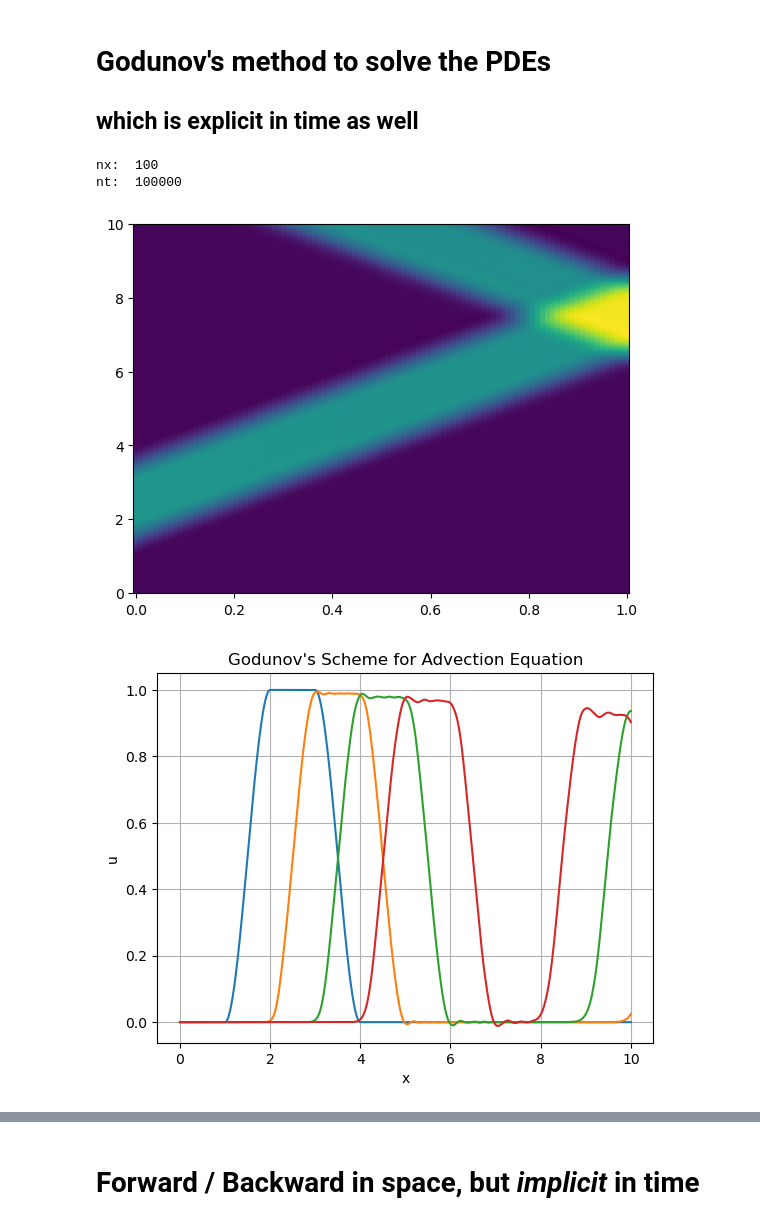
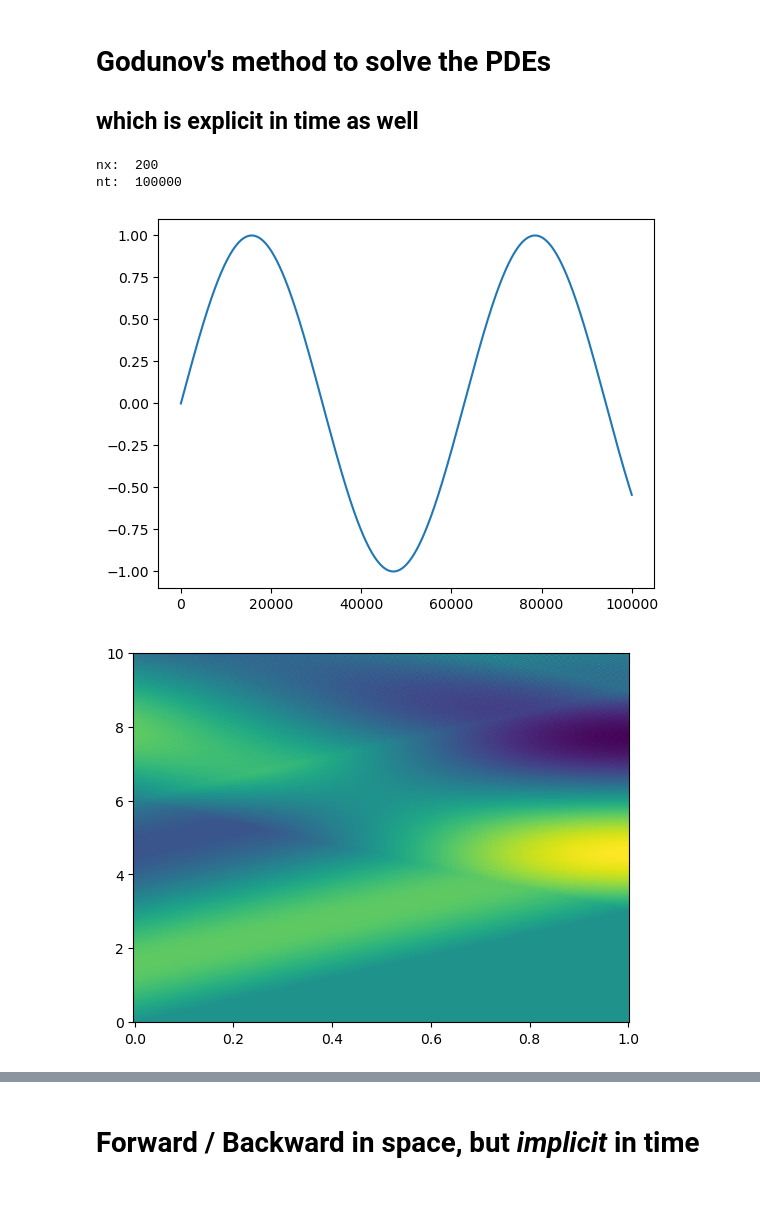
Before and after one commit to AlejandroPenacho/PINN-Project, a Jupyter notebook: numerical.ipynb, the cells around one changed output, grey strips where cells are left out. Drawn from its saved outputs; the diff is of its cells as text; code cells hidden in the pictures; blank space fills up the shorter version.

```diff
--- a/numerical.ipynb
+++ b/numerical.ipynb
@@ -150,8 +159,8 @@ import numpy as np
 import matplotlib.pyplot as plt
 
 # Parameters
-dx = 0.1  # Cell size
-x_f = 10.0
+dx = 0.005  # Cell size
+x_f = 1.0
 nx = int(x_f/dx)
 print('nx: ',nx)
 dt = 0.0001  # Time step
@@ -159,11 +168,17 @@ t_f = 10
 nt = int(np.round_(t_f / dt))
 print('nt: ',nt)
 
+# R = 0.01
+# L = 0.5
+# G = 1/10**3
+# C = 0.5
+# RL = 1000
+
+G = 1e-5
 R = 0.01
-L = 0.5
-G = 1/10**3
-C = 0.5
-RL = 1000
+L = 3
+C = 3
+RL = 10000.0
 
 
 # Initialize solution
@@ -174,44 +189,47 @@ i = np.zeros((nx, nt))
 
 # u[0,int(0.1*t_f/dt):int(0.4*t_f/dt)] = np.sin(np.arange(0,int(0.3*t_f/dt))*np.pi/int(0.3*t_f/dt))  # Initial condition (sine function)
 
-u[0,int(0.1*t_f/dt):int(0.2*t_f/dt)] = 3*( np.arange(0,int(0.1*t_f/dt) ) / int(0.1*t_f/dt) )**2 - 2*( np.arange(0,int(0.1*t_f/dt) ) / int(0.1*t_f/dt) )**3
-u[0,int(0.2*t_f/dt):int(0.3*t_f/dt)] = 1
-u[0,int(0.3*t_f/dt):int(0.4*t_f/dt)] = 1-(3*( np.arange(0,int(0.1*t_f/dt)) / int(0.1*t_f/dt) )**2 - 2*( np.arange(0,int(0.1*t_f/dt) ) / int(0.1*t_f/dt))**3)
+# u[0,int(0.1*t_f/dt):int(0.2*t_f/dt)] = 3*( np.arange(0,int(0.1*t_f/dt) ) / int(0.1*t_f/dt) )**2 - 2*( np.arange(0,int(0.1*t_f/dt) ) / int(0.1*t_f/dt) )**3
+# u[0,int(0.2*t_f/dt):int(0.3*t_f/dt)] = 1
+# u[0,int(0.3*t_f/dt):int(0.4*t_f/dt)] = 1-(3*( np.arange(0,int(0.1*t_f/dt)) / int(0.1*t_f/dt) )**2 - 2*( np.arange(0,int(0.1*t_f/dt) ) / int(0.1*t_f/dt))**3)
 
-# u[0,:] = np.sin(np.arange(0,)*np.pi/int(0.3*t_f/dt))
+u[0,:] = np.sin(10*np.arange(0,1,1/nt)) #np.sin(np.arange(0,)*np.pi/int(0.3*t_f/dt))
+
+plt.plot(u[0,:])
+plt.show()
 
 # Time-stepping loop
 for n in range(1,nt):
     # Compute fluxes at cell interfaces
 
     i[:-1,n] = i[:-1,n-1] - dt * (1/L *(u[1:,n-1] - u[:-1,n-1])/ dx   + R / L * i[:-1,n-1] )
 
     i[-1,n] = u[-1,n]/RL
 
     u[1:,n] = u[1:,n-1] - dt * (1/L *(i[1:,n-1] - i[:-1,n-1])/ dx   + G / C * u[:-1,n-1] )
 
 
 fig = plt.figure()
 ax = fig.subplots()
 
 T, X = np.meshgrid(np.linspace(0,10,int(nt/100)), np.linspace(0,1,nx))
 
 ax.pcolormesh(X, T, u[:,0::100])
 
 # Plot the final solution
 plt.figure()
 x = np.linspace(0, nt * dt, nt)
 plt.plot(x, u[00,:])
 plt.plot(x, u[20,:])
 plt.plot(x, u[40,:])
 plt.plot(x, u[60,:])
 plt.xlabel("x")
 plt.ylabel("u")
 plt.title("Godunov's Scheme for Advection Equation")
 plt.grid(True)
 plt.show()
 # %% [output]
-nx:  100
+nx:  200
 nt:  100000
-[figure, old version]
+[figure, new version]
-[figure, old version]
+[figure, new version]
```
Also changed, not shown: parts of 5 cells of this notebook, 1 other file.
